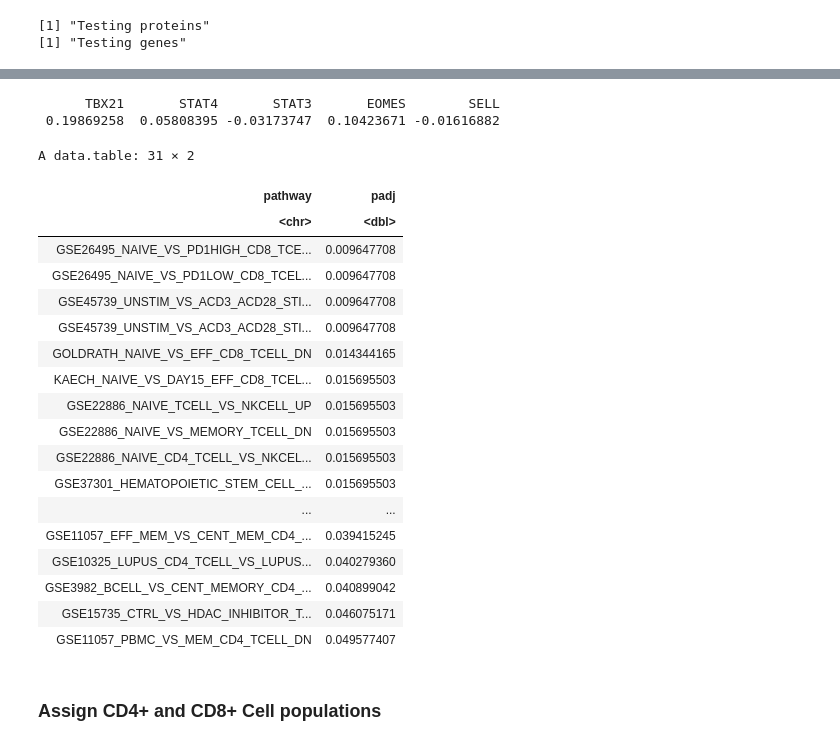
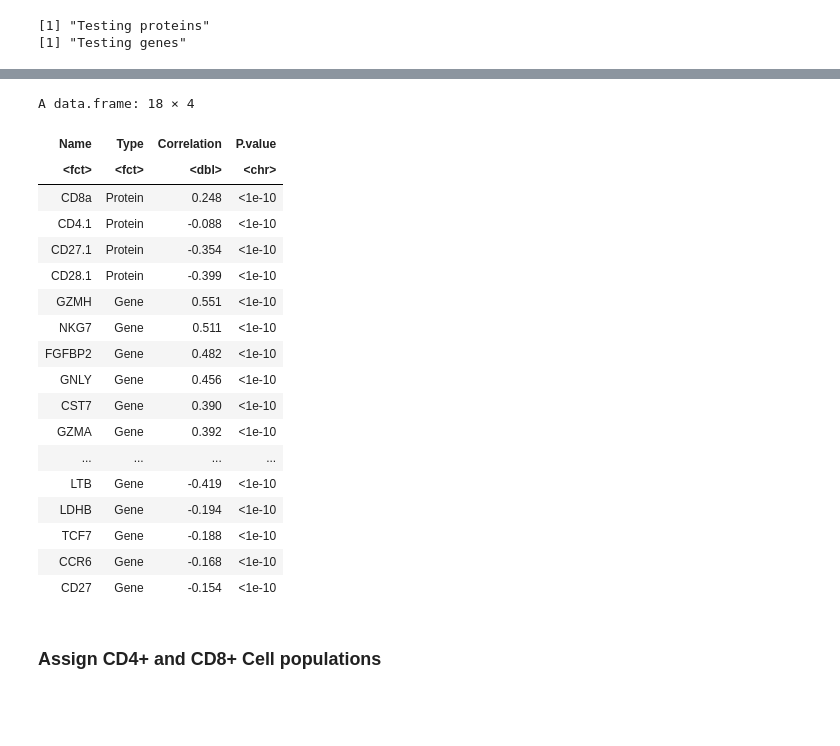
Before and after one commit to immunogenomics/cna-display, a Jupyter notebook: tbru/interpretation.ipynb, the cells around one changed output, grey strips where cells are left out. Drawn from its saved outputs; the diff is of its cells as text; code cells hidden in the pictures; blank space fills up the shorter version.

```diff
--- a/tbru/interpretation.ipynb
+++ b/tbru/interpretation.ipynb
@@ -1293,9 +621,10 @@ round(corrs[order(corrs)][1:15],2)
 # %%
-interp_report = report_assoc(prot_mat, expr_mat,
+age_report = report_assoc(prot_mat, expr_mat,
                             gene_names = c("GZMH", "NKG7", "FGFBP2", "GNLY", "CST7", "GZMA", "CCL5", "CCL4",
                                           "KLRB1", "LTB",  "LDHB", "TCF7", "CCR6", "CD27"),
                              prot_names = c("CD8a","CD4.1","CD27.1","CD28.1"),
-                             curr_res$ncorrs)
+                             curr_res$ncorrs,
+                            table_destination, "supptable.tbru.age.tex")
 # %% [output]
 [1] "Testing proteins"
 [1] "Testing genes"
@@ -1324,33 +631,25 @@ A data.frame: 18 × 4
-# %%
-# Identify correlation for TBET
-corrs[match(c("TBX21","STAT4", "STAT3", "EOMES", "SELL"), names(corrs))]
-# %% [output]
-      TBX21       STAT4       STAT3       EOMES        SELL
- 0.19869258  0.05808395 -0.03173747  0.10423671 -0.01616882
-# %%
-# Enriched pathways with ncorrs
-FGSEA_output = FGSEA_output[which(FGSEA_output$padj<0.05),]
-FGSEA_output[grep("TCELL", FGSEA_output$pathway),c(1,3)]
-# %% [output]
-A data.table: 31 × 2
-| pathway | padj |
-| <chr> | <dbl> |
-| GSE26495_NAIVE_VS_PD1HIGH_CD8_TCE... | 0.009647708 |
-| GSE26495_NAIVE_VS_PD1LOW_CD8_TCEL... | 0.009647708 |
-| GSE45739_UNSTIM_VS_ACD3_ACD28_STI... | 0.009647708 |
-| GSE45739_UNSTIM_VS_ACD3_ACD28_STI... | 0.009647708 |
-| GOLDRATH_NAIVE_VS_EFF_CD8_TCELL_DN | 0.014344165 |
-| KAECH_NAIVE_VS_DAY15_EFF_CD8_TCEL... | 0.015695503 |
-| GSE22886_NAIVE_TCELL_VS_NKCELL_UP | 0.015695503 |
-| GSE22886_NAIVE_VS_MEMORY_TCELL_DN | 0.015695503 |
-| GSE22886_NAIVE_CD4_TCELL_VS_NKCEL... | 0.015695503 |
-| GSE37301_HEMATOPOIETIC_STEM_CELL_... | 0.015695503 |
-| ... | ... |
-| GSE11057_EFF_MEM_VS_CENT_MEM_CD4_... | 0.039415245 |
-| GSE10325_LUPUS_CD4_TCELL_VS_LUPUS... | 0.040279360 |
-| GSE3982_BCELL_VS_CENT_MEMORY_CD4_... | 0.040899042 |
-| GSE15735_CTRL_VS_HDAC_INHIBITOR_T... | 0.046075171 |
-| GSE11057_PBMC_VS_MEM_CD4_TCELL_DN | 0.049577407 |
+# %%
+age_report
+# %% [output]
+A data.frame: 18 × 4
+| Name | Type | Correlation | P.value |
+| <fct> | <fct> | <dbl> | <chr> |
+| CD8a | Protein | 0.248 | <1e-10 |
+| CD4.1 | Protein | -0.088 | <1e-10 |
+| CD27.1 | Protein | -0.354 | <1e-10 |
+| CD28.1 | Protein | -0.399 | <1e-10 |
+| GZMH | Gene | 0.551 | <1e-10 |
+| NKG7 | Gene | 0.511 | <1e-10 |
+| FGFBP2 | Gene | 0.482 | <1e-10 |
+| GNLY | Gene | 0.456 | <1e-10 |
+| CST7 | Gene | 0.390 | <1e-10 |
+| GZMA | Gene | 0.392 | <1e-10 |
+| ... | ... | ... | ... |
+| LTB | Gene | -0.419 | <1e-10 |
+| LDHB | Gene | -0.194 | <1e-10 |
+| TCF7 | Gene | -0.188 | <1e-10 |
+| CCR6 | Gene | -0.168 | <1e-10 |
+| CD27 | Gene | -0.154 | <1e-10 |
 # %% [markdown]
 ### Assign CD4+ and CD8+ Cell populations
 # %%
```
Also changed, not shown: parts of 135 cells of this notebook, 12 other files.
